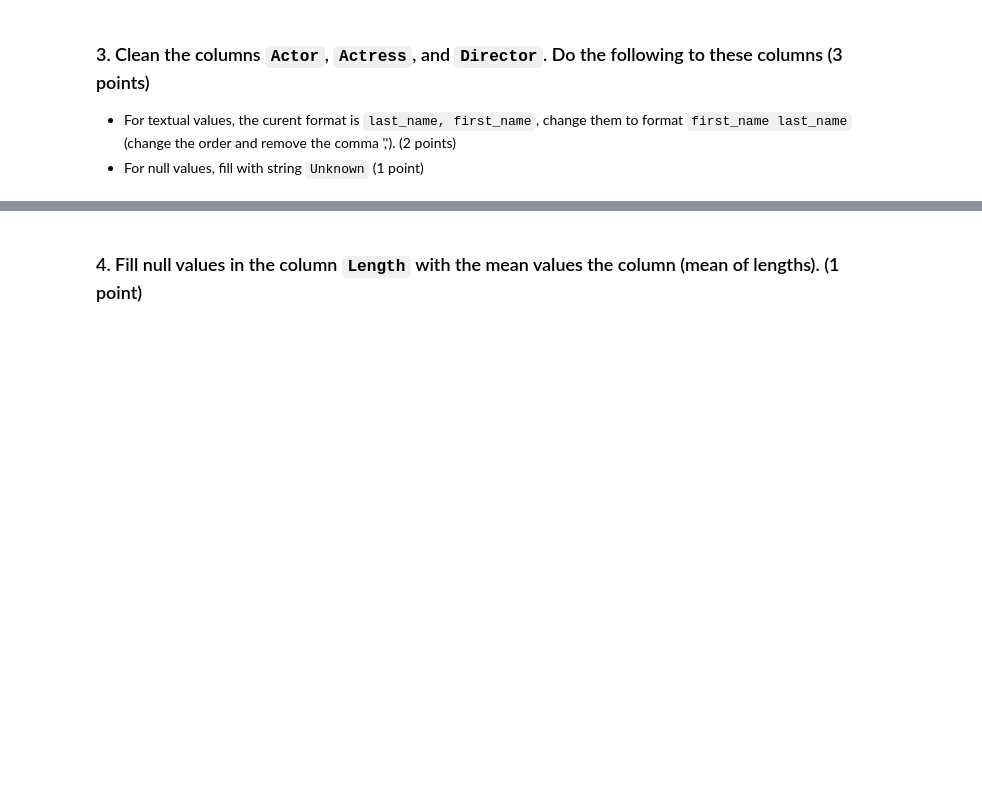
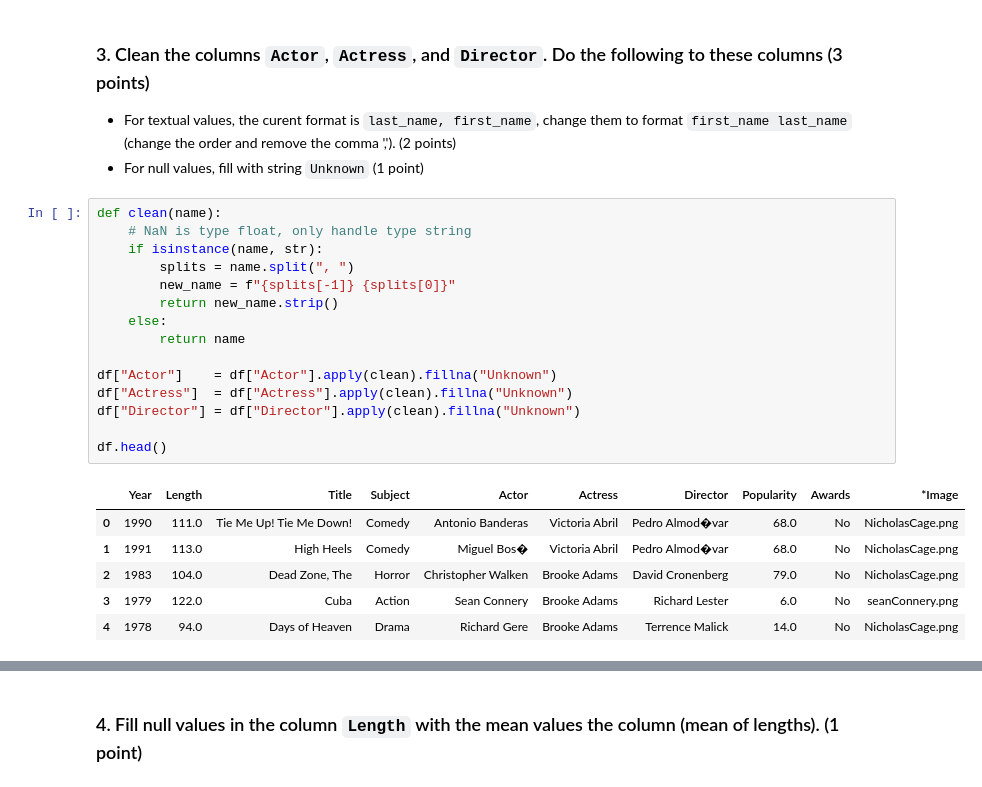
Before and after one commit to luumsk/NSU_Python, a Jupyter notebook: nbs/assignments/Final_Exam.ipynb, the cells around one changed output, grey strips where cells are left out. Drawn from its saved outputs; the diff is of its cells as text; blank space fills up the shorter version.

```diff
--- a/nbs/assignments/Final_Exam.ipynb
+++ b/nbs/assignments/Final_Exam.ipynb
@@ -39,3 +57,25 @@ df.head()
 ### 3. Clean the columns `Actor`, `Actress`, and `Director`. Do the following to these columns (3 points)
 -  For textual values, the curent format is `last_name, first_name`, change them to format `first_name last_name` (change the order and remove the comma ','). (2 points)
 -  For null values, fill with string `Unknown` (1 point)
+# %%
+def clean(name):
+    # NaN is type float, only handle type string
+    if isinstance(name, str):
+        splits = name.split(", ")
+        new_name = f"{splits[-1]} {splits[0]}"
+        return new_name.strip()
+    else:
+        return name
+
+df["Actor"]    = df["Actor"].apply(clean).fillna("Unknown")
+df["Actress"]  = df["Actress"].apply(clean).fillna("Unknown")
+df["Director"] = df["Director"].apply(clean).fillna("Unknown")
+
+df.head()
+# %% [output]
+|  | Year | Length | Title | Subject | Actor | Actress | Director | Popularity | Awards | *Image |
+| 0 | 1990 | 111.0 | Tie Me Up! Tie Me Down! | Comedy | Antonio Banderas | Victoria Abril | Pedro Almod�var | 68.0 | No | NicholasCage.png |
+| 1 | 1991 | 113.0 | High Heels | Comedy | Miguel Bos� | Victoria Abril | Pedro Almod�var | 68.0 | No | NicholasCage.png |
+| 2 | 1983 | 104.0 | Dead Zone, The | Horror | Christopher Walken | Brooke Adams | David Cronenberg | 79.0 | No | NicholasCage.png |
+| 3 | 1979 | 122.0 | Cuba | Action | Sean Connery | Brooke Adams | Richard Lester | 6.0 | No | seanConnery.png |
+| 4 | 1978 | 94.0 | Days of Heaven | Drama | Richard Gere | Brooke Adams | Terrence Malick | 14.0 | No | NicholasCage.png |
```
Also changed, not shown: parts of 22 cells of this notebook.
